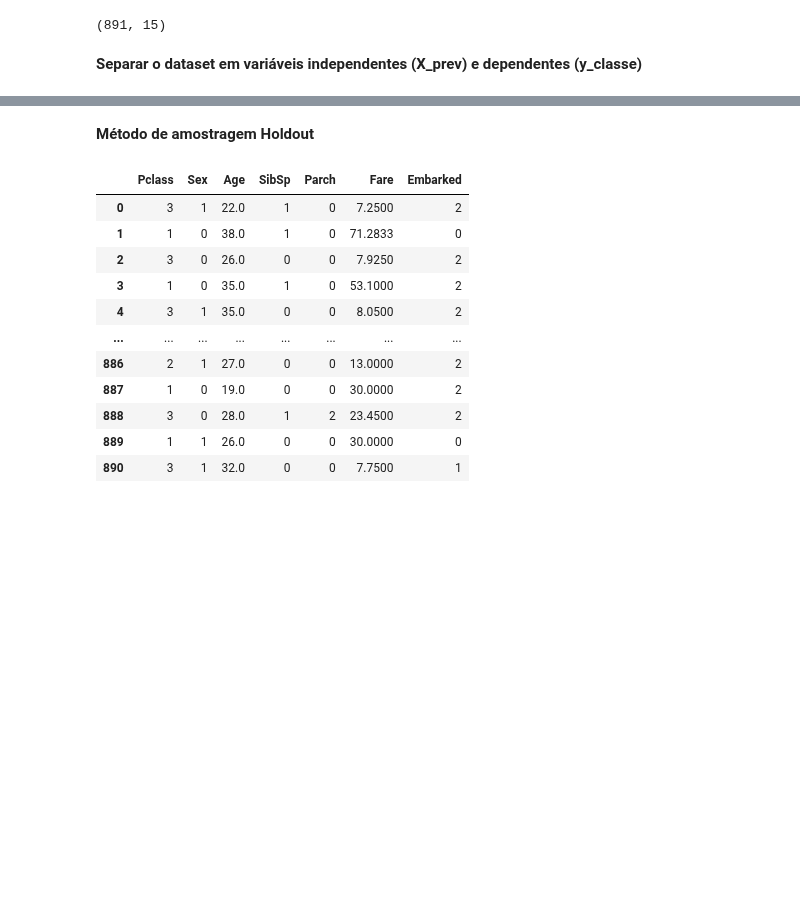
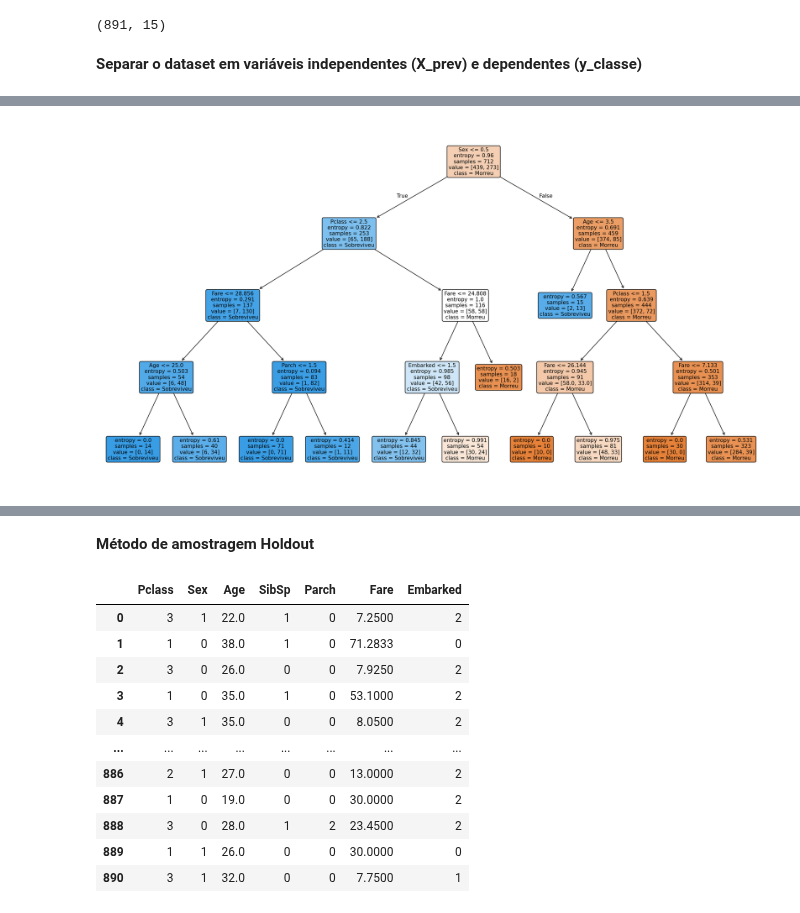
Before and after one commit to cauacostaalves/PUCMG, a Jupyter notebook: CienciasDaComputação/Quarto Semestre/IA/Listas/Lista 3/Q2/Codigos/Lendo_e_tratando_arquivo_v2.ipynb, the cells around one changed output, grey strips where cells are left out. Cells and saved outputs as stored; diff of their text form; code cells hidden in the pictures; blank space fills up the shorter version.

```diff
--- a/CienciasDaComputação/Quarto Semestre/IA/Listas/Lista 3/Q2/Codigos/Lendo_e_tratando_arquivo_v2.ipynb
+++ b/CienciasDaComputação/Quarto Semestre/IA/Listas/Lista 3/Q2/Codigos/Lendo_e_tratando_arquivo_v2.ipynb
@@ -160,0 +203,93 @@ y_classe = dados['Survived'].copy()
+# %%
+import pandas as pd
+import numpy as np
+from sklearn.model_selection import train_test_split
+from sklearn.tree import DecisionTreeClassifier, plot_tree, export_text
+from sklearn.metrics import accuracy_score, classification_report, confusion_matrix
+import matplotlib.pyplot as plt
+
+# ==============================
+# 1) Carregar TRAIN e preparar
+# ==============================
+train = pd.read_csv("../Dados/train.csv")
+
+# features escolhidas
+features = ['Pclass','Sex','Age','SibSp','Parch','Fare','Embarked']
+target = 'Survived'
+
+# estatísticas do TREINO (usar também no test.csv)
+age_med   = train['Age'].median()
+fare_med  = train['Fare'].median()
+emb_mode  = train['Embarked'].mode()[0]
+
+# copiar e tratar nulos
+dados = train[features + [target]].copy()
+dados['Age']      = dados['Age'].fillna(age_med)
+dados['Fare']     = dados['Fare'].fillna(fare_med)
+dados['Embarked'] = dados['Embarked'].fillna(emb_mode)
+
+# encodes fixos (iguais no train e test)
+sex_map = {'female': 0, 'male': 1}
+emb_map = {'C': 0, 'Q': 1, 'S': 2}
+dados['Sex']      = dados['Sex'].map(sex_map).astype(int)
+dados['Embarked'] = dados['Embarked'].map(emb_map).astype(int)
+
+# separar X/Y
+X = dados[features].copy()
+y = dados[target].astype(int).copy()
+
+# ==============================
+# 2) Split, treino e avaliação
+# ==============================
+X_treino, X_teste, y_treino, y_teste = train_test_split(
+    X, y, test_size=0.2, random_state=42, stratify=y
+)
+
+modelo = DecisionTreeClassifier(
+    criterion='entropy',
+    max_depth=4,        # deixa legível
+    min_samples_leaf=10,
+    random_state=42
+).fit(X_treino, y_treino)
+
+# avaliação rápida
+y_pred = modelo.predict(X_teste)
+print("Acurácia:", accuracy_score(y_teste, y_pred))
+print(classification_report(y_teste, y_pred, target_names=['Morreu','Sobreviveu']))
+
+# (opcional) ver árvore e regras
+plt.figure(figsize=(18,10), dpi=150)
+plot_tree(modelo, feature_names=X_treino.columns,
+          class_names=['Morreu','Sobreviveu'],
+          filled=True, rounded=True, fontsize=10)
+plt.tight_layout(pad=2)
+plt.show()
+
+print(export_text(modelo, feature_names=list(X_treino.columns), max_depth=4))
+
+# ==============================
+# 3) Carregar TEST e gerar submissão
+# ==============================
+test = pd.read_csv("../Dados/test.csv")
+
+X_test_final = test[features].copy()
+X_test_final['Age']      = X_test_final['Age'].fillna(age_med)
+X_test_final['Fare']     = X_test_final['Fare'].fillna(fare_med)
+X_test_final['Embarked'] = X_test_final['Embarked'].fillna(emb_mode)
+
+X_test_final['Sex']      = X_test_final['Sex'].map(sex_map).astype(int)
+X_test_final['Embarked'] = X_test_final['Embarked'].map(emb_map).astype(int)
+
+# sanity checks
+assert list(X_test_final.columns) == list(X_treino.columns)
+assert X_test_final.isna().sum().sum() == 0
+
+pred_kaggle = modelo.predict(X_test_final)
+
+submission = pd.DataFrame({
+    'PassengerId': test['PassengerId'],
+    'Survived': pred_kaggle
+})
+submission.to_csv('submission.csv', index=False)
+print("OK: submission.csv gerado")
+# %% [output]
@@ -160,0 +305 @@ y_classe = dados['Survived'].copy()
+[figure, added]
```
Also changed, not shown: parts of 2 cells of this notebook, 2 other files.
